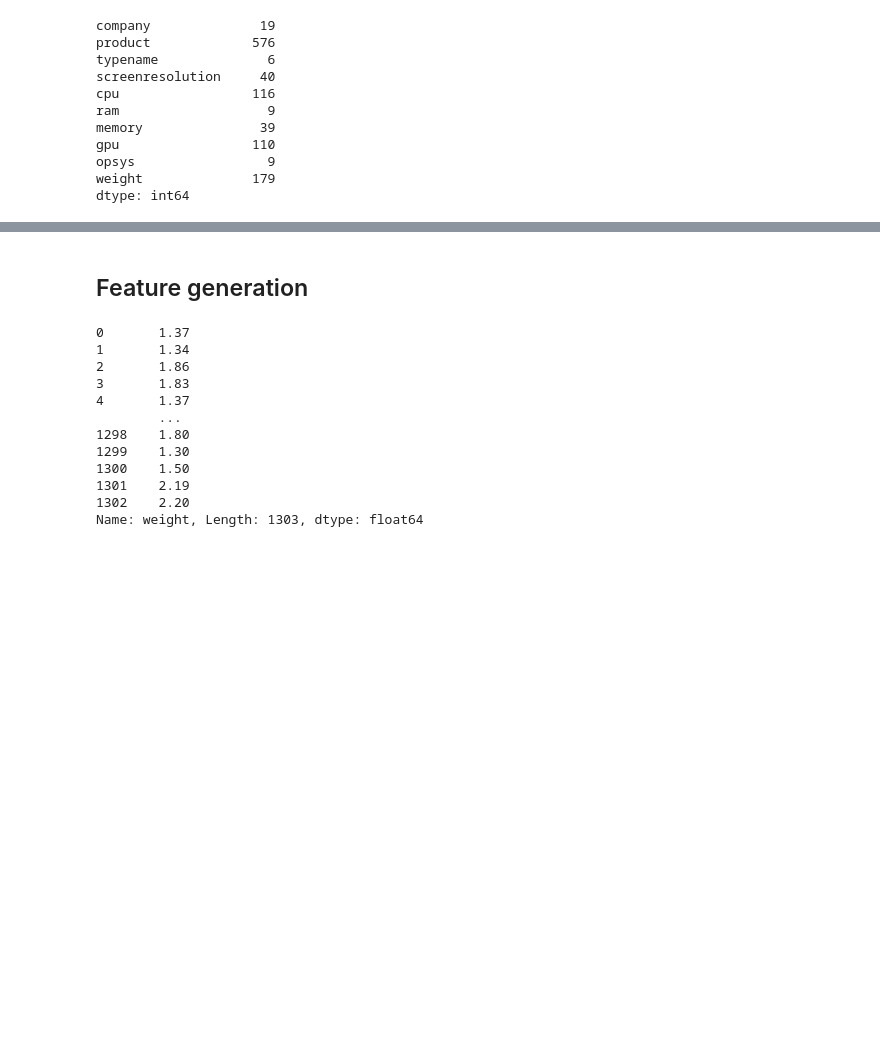
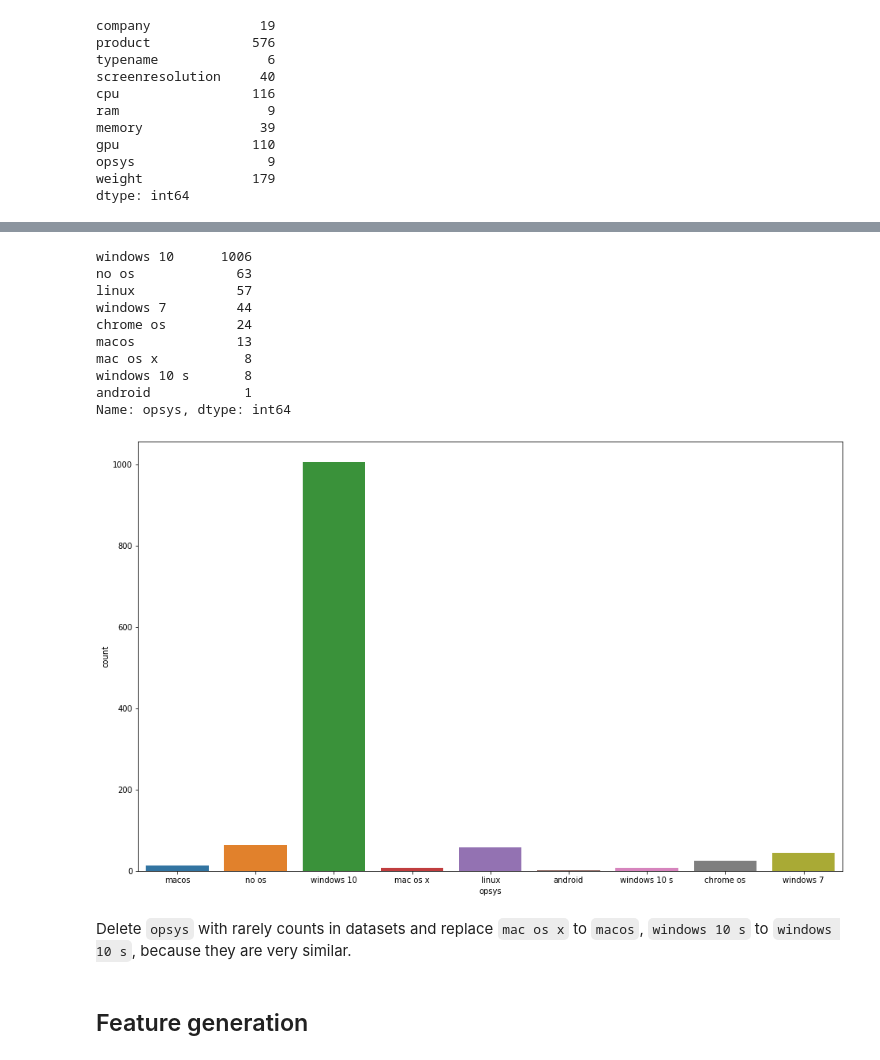
Before and after one commit to LeoRuslan/my_mlbookcamp, a Jupyter notebook: homework_7/notebook.ipynb, the cells around one changed output, grey strips where cells are left out. Saved outputs shown, nothing was run; the diff lists cells and outputs as text; code cells hidden in the pictures; blank space fills up the shorter version.

```diff
--- a/homework_7/notebook.ipynb
+++ b/homework_7/notebook.ipynb
@@ -143,0 +279,20 @@ plt.show()
+# %%
+df = df[df['ram'] != '64gb']
+df = df[df['ram'] != '24gb']
+# %%
+print(df['opsys'].value_counts())
+sns.countplot(x='opsys', data=df);
+# %% [output]
+windows 10      1006
+no os             63
+linux             57
+windows 7         44
+chrome os         24
+macos             13
+mac os x           8
+windows 10 s       8
+android            1
+Name: opsys, dtype: int64
+[figure, added]
+# %% [markdown]
+Delete `opsys` with rarely counts in datasets and replace `mac os x` to `macos`,  `windows 10 s` to `windows 10 s`, because they are very similar.
@@ -144,17 +305,2 @@ plt.show()
 # %% [markdown]
 ## Feature generation
-# %%
-df.loc[:, 'weight'].apply(lambda x: float(x[:-2]))
-# %% [output]
-0       1.37
-1       1.34
-2       1.86
-3       1.83
-4       1.37
-        ...
-1298    1.80
-1299    1.30
-1300    1.50
-1301    2.19
-1302    2.20
-Name: weight, Length: 1303, dtype: float64
```
Also changed, not shown: parts of 95 cells of this notebook.
